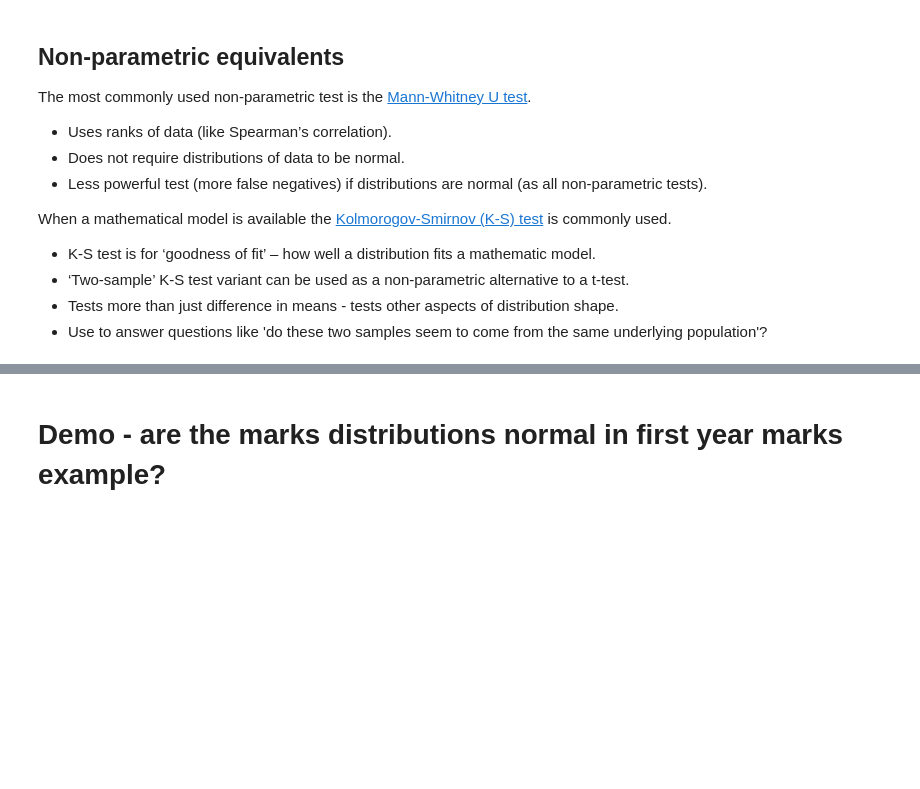
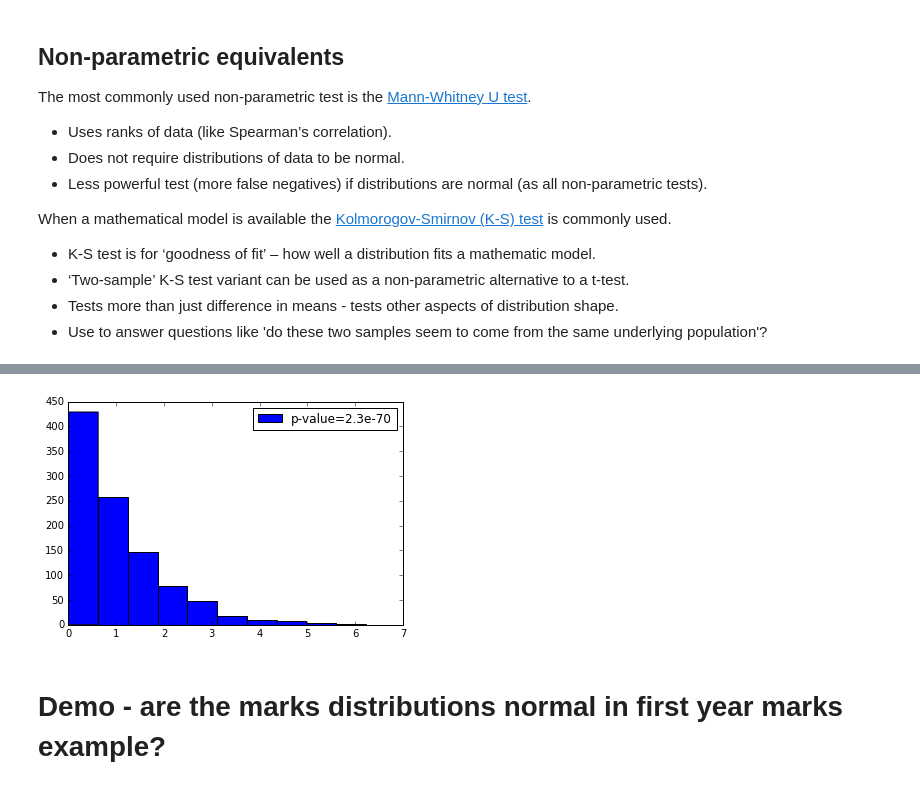
Before and after one commit to ggorman/Introduction-to-stats-for-geoscientists, a Jupyter notebook: notebooks/Lecture-7.ipynb, the cells around one changed output, grey strips where cells are left out. Drawn from its saved outputs; the diff is of its cells as text; code cells hidden in the pictures; blank space fills up the shorter version.

```diff
--- a/notebooks/Lecture-7.ipynb
+++ b/notebooks/Lecture-7.ipynb
@@ -131,3 +175,13 @@ Many different tests of normality exist - no universal agreement on which is bes
+# %%
+# However, the degree of varability for the p-value is put into context
+# when you compare it with other kinds of distributions - e.g. the exponential distribution.
+values = stats.expon.rvs(size=1000)
+statistic, pvalue = stats.normaltest(values)
+pylab.hist(values)
+pylab.legend(("p-value=%.2g"%pvalue, ))
+pylab.show()
+# %% [output]
+[figure, added]
 # %% [markdown]
 # Demo - are the marks distributions normal in first year marks example?
 # %%
```
Also changed, not shown: parts of 10 cells of this notebook.
